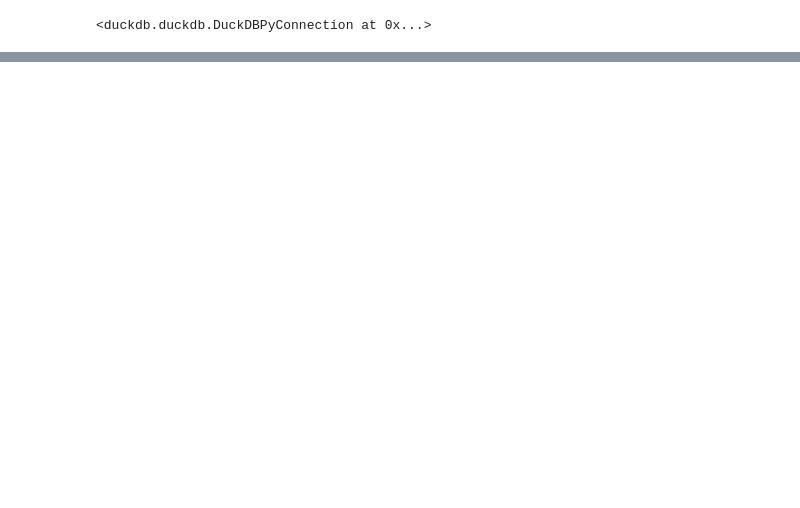
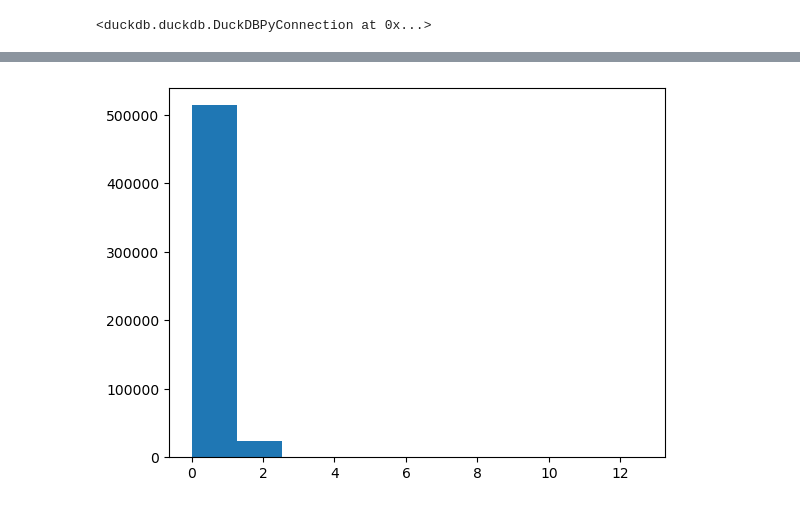
Before and after one commit to Bhavya-Budhia/TruckParking, a Jupyter notebook: cong_speed.ipynb, the cells around one changed output, grey strips where cells are left out. Drawn from its saved outputs; the diff is of its cells as text; code cells hidden in the pictures; blank space fills up the shorter version.

```diff
--- a/cong_speed.ipynb
+++ b/cong_speed.ipynb
@@ -631,0 +288,13 @@ plt.show()
+# %%
+df = con.execute("""select State_1,
+                           ZIP3,
+                           travel_dir,
+                           day_of_week,
+                           hours,
+                           lane_count,
+                           avg(traffic_volume)                          as avg_traffic,
+                           median(traffic_volume),
+                           stddev(traffic_volume),
+                           stddev(traffic_volume) / avg(traffic_volume) as CV
+                    from traffic_gp_matched
+                    group by State_1, ZIP3, travel_dir, day_of_week, hours, lane_count""").df()
@@ -631,0 +303,3 @@ plt.show()
+# %%
+df['delta'] = abs((df["avg(traffic_volume)"] - df["median(traffic_volume)"]) / df["avg(traffic_volume)"])
+df
@@ -631,0 +322,6 @@ plt.show()
+# %%
+plt.hist(df["CV"])
+
+plt.show()
+# %% [output]
+[figure, added]
```
Also changed, not shown: parts of 71 cells of this notebook, 1 other file.
